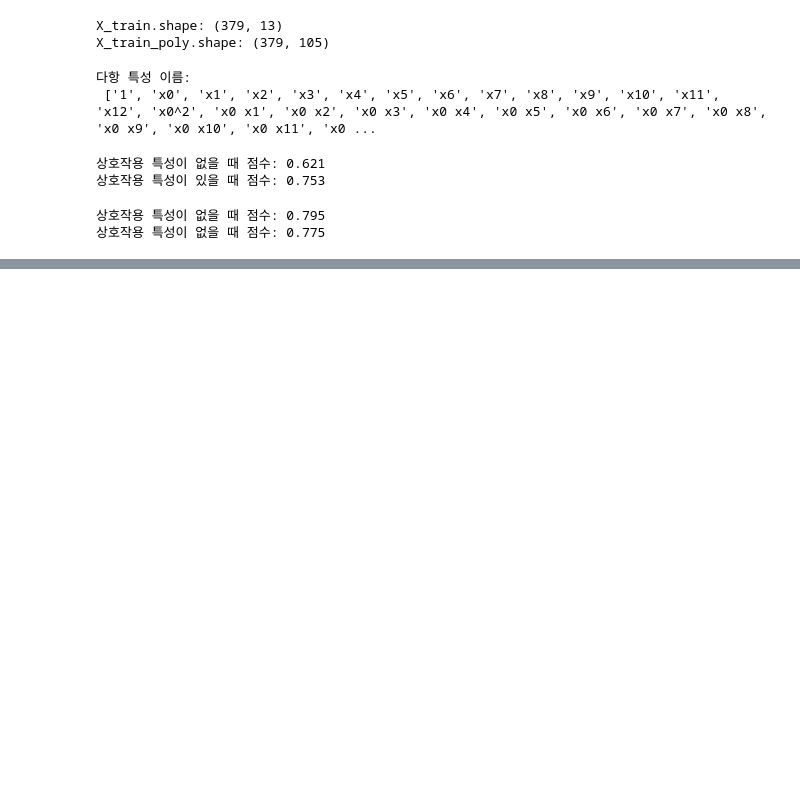
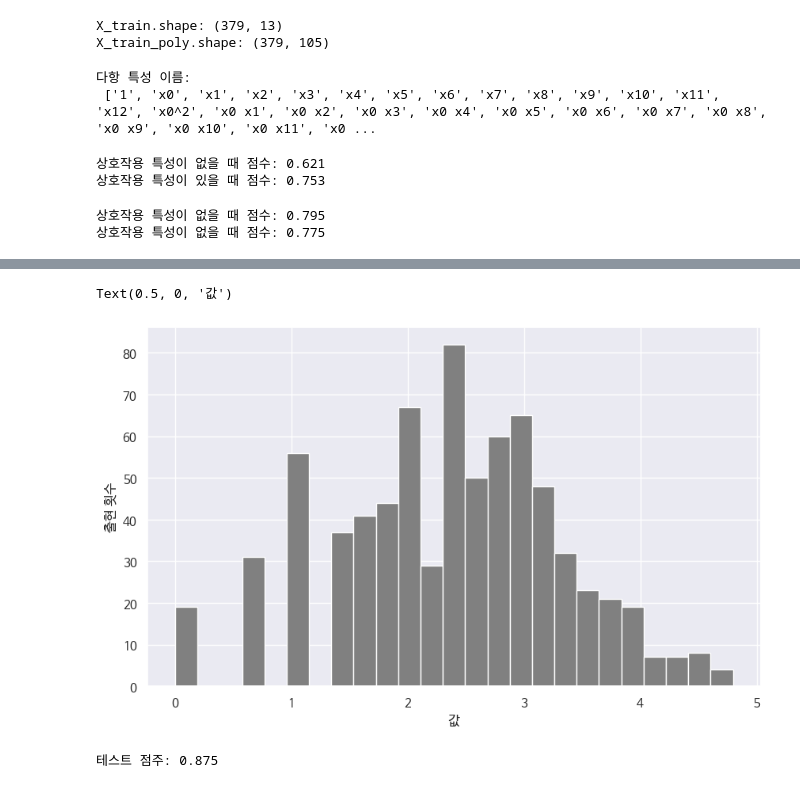
Before and after one commit to 201ssc/python_test1, a Jupyter notebook: 4_데이터_특성공학.ipynb, the cells around one changed output, grey strips where cells are left out. Drawn from its saved outputs; the diff is of its cells as text; code cells hidden in the pictures; blank space fills up the shorter version.

```diff
--- a/4_데이터_특성공학.ipynb
+++ b/4_데이터_특성공학.ipynb
@@ -524,0 +579,15 @@ print("상호작용 특성이 없을 때 점수: {:.3f}".format(rf.score(X_test_
+# %%
+X_train_log = np.log(X_train + 1) # 데이터에 0이 있으면 log를 적용할 수 없으므로 +1 해준다.
+X_test_log = np.log(X_test + 1)
+# %%
+plt.hist(X_train_log[:, 0], bins=25, color='gray')
+plt.ylabel("출현 횟수")
+plt.xlabel("값")
+# %% [output]
+Text(0.5, 0, '값')
+[figure, added]
+# %%
+score = Ridge().fit(X_train_log, y_train).score(X_test_log, y_test)
+print("테스트 점주: {:.3f}".format(score))
+# %% [output]
+테스트 점주: 0.875
```
Also changed, not shown: parts of 26 cells of this notebook.
